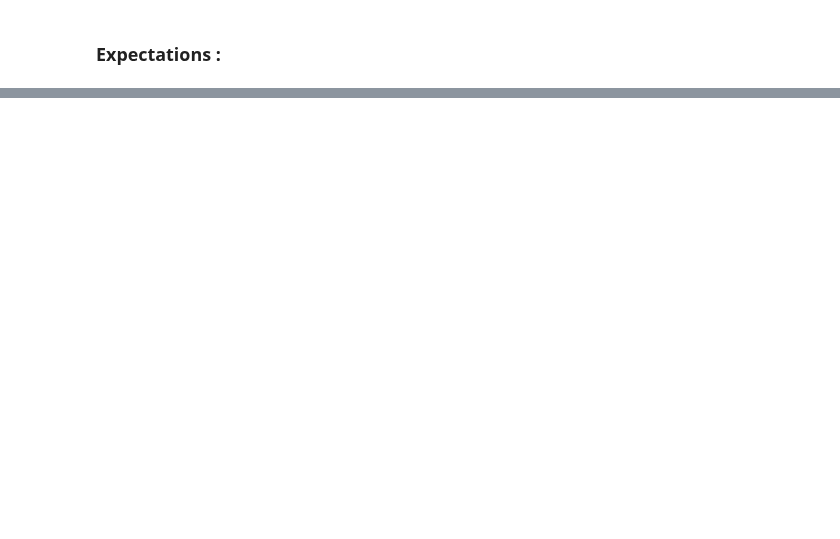
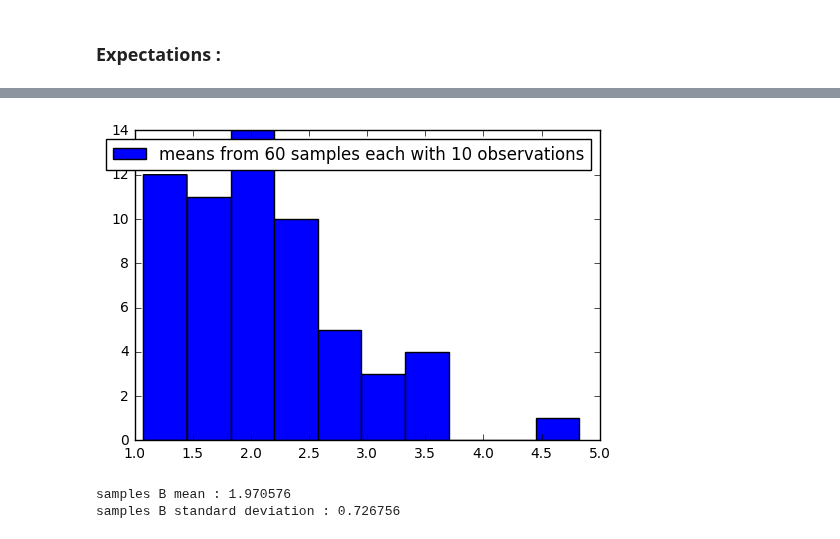
Before and after one commit to 315iah515/Thinkful-Notebooks, a Jupyter notebook: Prep/DRILL_ExploringtheCentralLimitTheorem.ipynb, the cells around one changed output, grey strips where cells are left out. Cells and saved outputs as stored; diff of their text form; code cells hidden in the pictures; blank space fills up the shorter version.

```diff
--- a/Prep/DRILL_ExploringtheCentralLimitTheorem.ipynb
+++ b/Prep/DRILL_ExploringtheCentralLimitTheorem.ipynb
@@ -242,0 +219,18 @@ Ttest_indResult(statistic=-0.59113352478878334, pvalue=0.56123050383102602)
+# %%
+b_means = np.zeros(60)
+
+
+for i in range(60):
+    b_means[i] = np.mean(np.random.choice(pop1, 10, replace=True))
+
+plt.hist(b_means, label='means from 60 samples each with 10 observations')
+plt.legend(loc='upper right')
+plt.show()
+mean = np.mean(a_means)
+sd = np.std(b_means, ddof=1)
+print('samples B mean : %f' % mean)
+print('samples B standard deviation : %f' % sd)
+# %% [output]
+[figure, added]
+samples B mean : 1.970576
+samples B standard deviation : 0.726756
```
Also changed, not shown: parts of 8 cells of this notebook.
